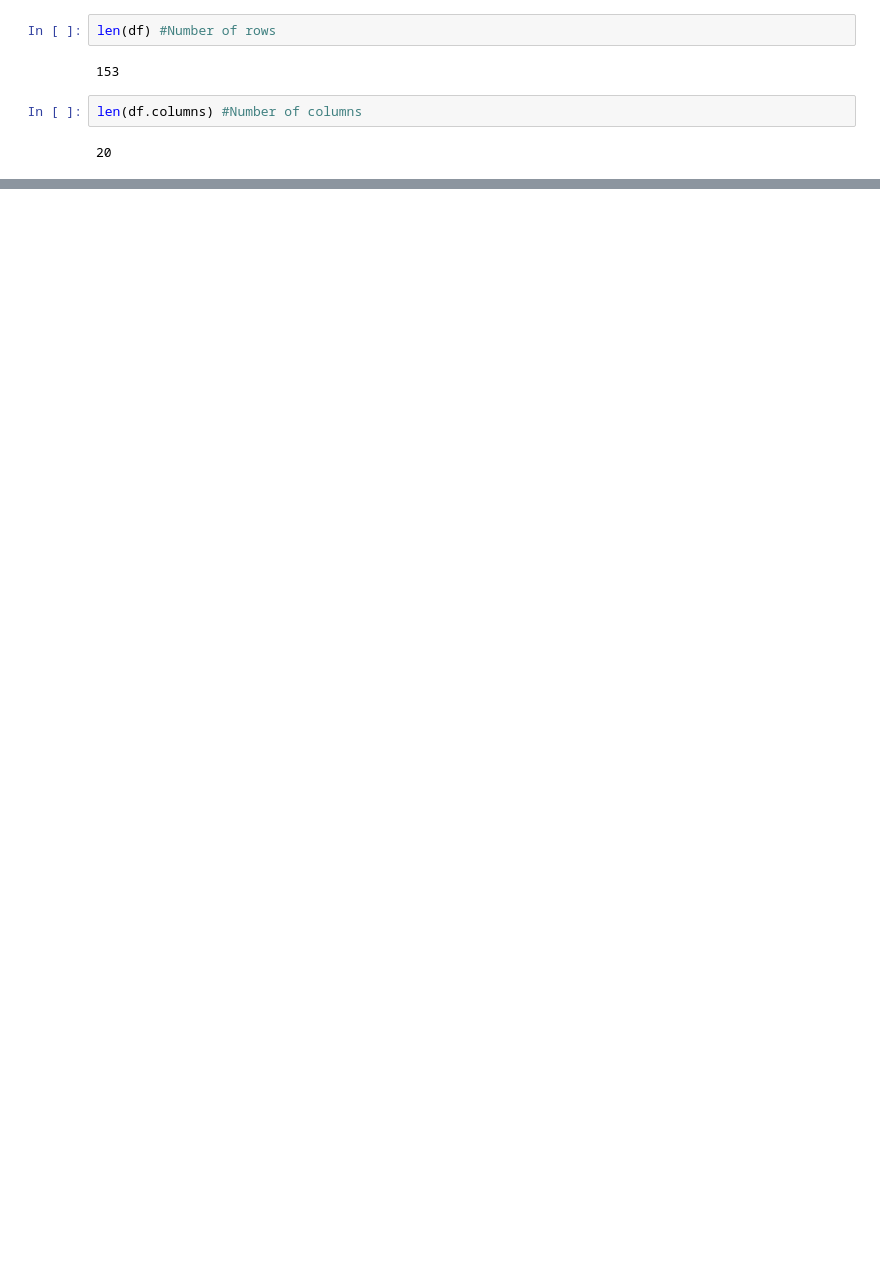
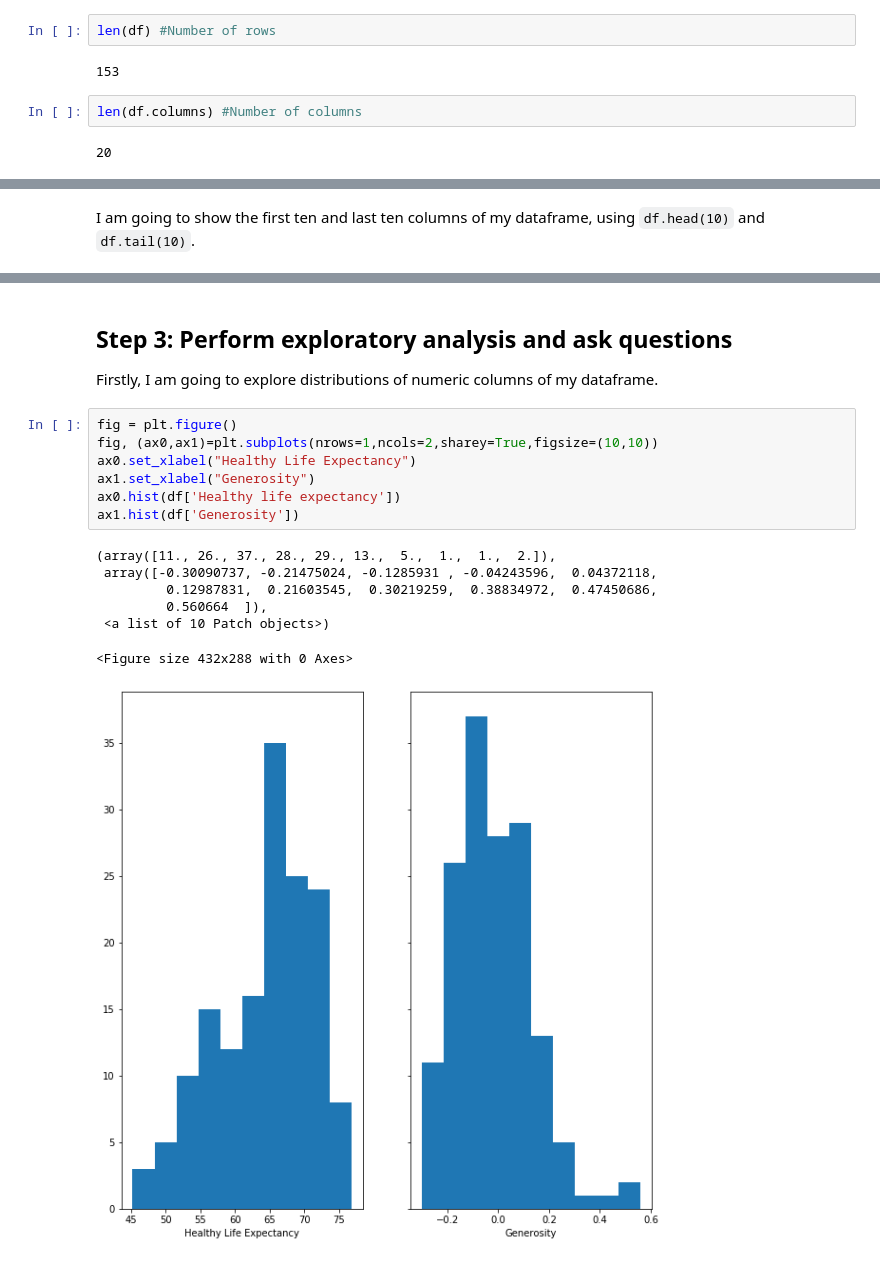
Before and after one commit to ax18031/ax18031_EMATM0048, a Jupyter notebook: Part3_folder/PART3.ipynb, the cells around one changed output, grey strips where cells are left out. Drawn from its saved outputs; the diff is of its cells as text; blank space fills up the shorter version.

Commit message:
Add files via upload
Added two Histograms and a bar chart.

````diff
--- a/Part3_folder/PART3.ipynb
+++ b/Part3_folder/PART3.ipynb
@@ -49,6 +56,8 @@ df.describe()
 | 50% | 5.51500 | 0.050606 | 5.607728 | 5.430644 | 9.456313 | 0.829204 | ... |
 | 75% | 6.22850 | 0.060677 | 6.363886 | 6.138881 | 10.265124 | 0.906747 | ... |
 | max | 7.80870 | 0.120590 | 7.869766 | 7.747634 | 11.450681 | 0.974670 | ... |
+# %% [markdown]
+I am going to show the first ten and last ten columns of my dataframe, using ```df.head(10)``` and ```df.tail(10)```.
 # %%
 df.head(10)
 # %% [output]
@@ -77,3 +86,22 @@ df.tail(10)
 | 150 | Zimbabwe | Sub-Saharan Africa | 3.2992 | 0.058674 | 3.414202 | 3.184198 | ... |
 | 151 | South Sudan | Sub-Saharan Africa | 2.8166 | 0.107610 | 3.027516 | 2.605684 | ... |
 | 152 | Afghanistan | South Asia | 2.5669 | 0.031311 | 2.628270 | 2.505530 | ... |
+# %% [markdown]
+## Step 3: Perform exploratory analysis and ask questions
+
+Firstly, I am going to explore distributions of numeric columns of my dataframe.
+# %%
+fig = plt.figure()
+fig, (ax0,ax1)=plt.subplots(nrows=1,ncols=2,sharey=True,figsize=(10,10))
+ax0.set_xlabel("Healthy Life Expectancy")
+ax1.set_xlabel("Generosity")
+ax0.hist(df['Healthy life expectancy'])
+ax1.hist(df['Generosity'])
+# %% [output]
+(array([11., 26., 37., 28., 29., 13.,  5.,  1.,  1.,  2.]),
+ array([-0.30090737, -0.21475024, -0.1285931 , -0.04243596,  0.04372118,
+         0.12987831,  0.21603545,  0.30219259,  0.38834972,  0.47450686,
+         0.560664  ]),
+ <a list of 10 Patch objects>)
+<Figure size 432x288 with 0 Axes>
+[figure, added]
````
Also changed, not shown: parts of 7 cells of this notebook.
